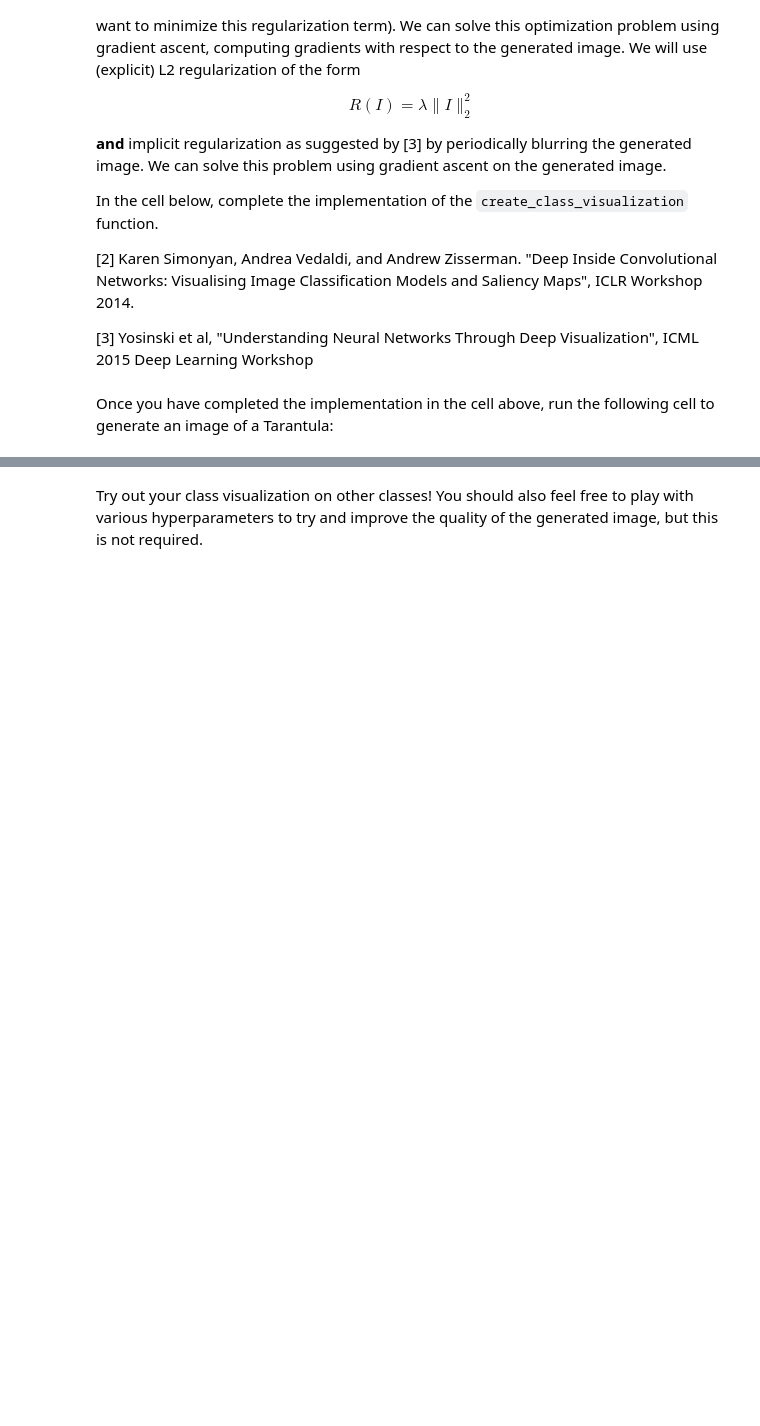
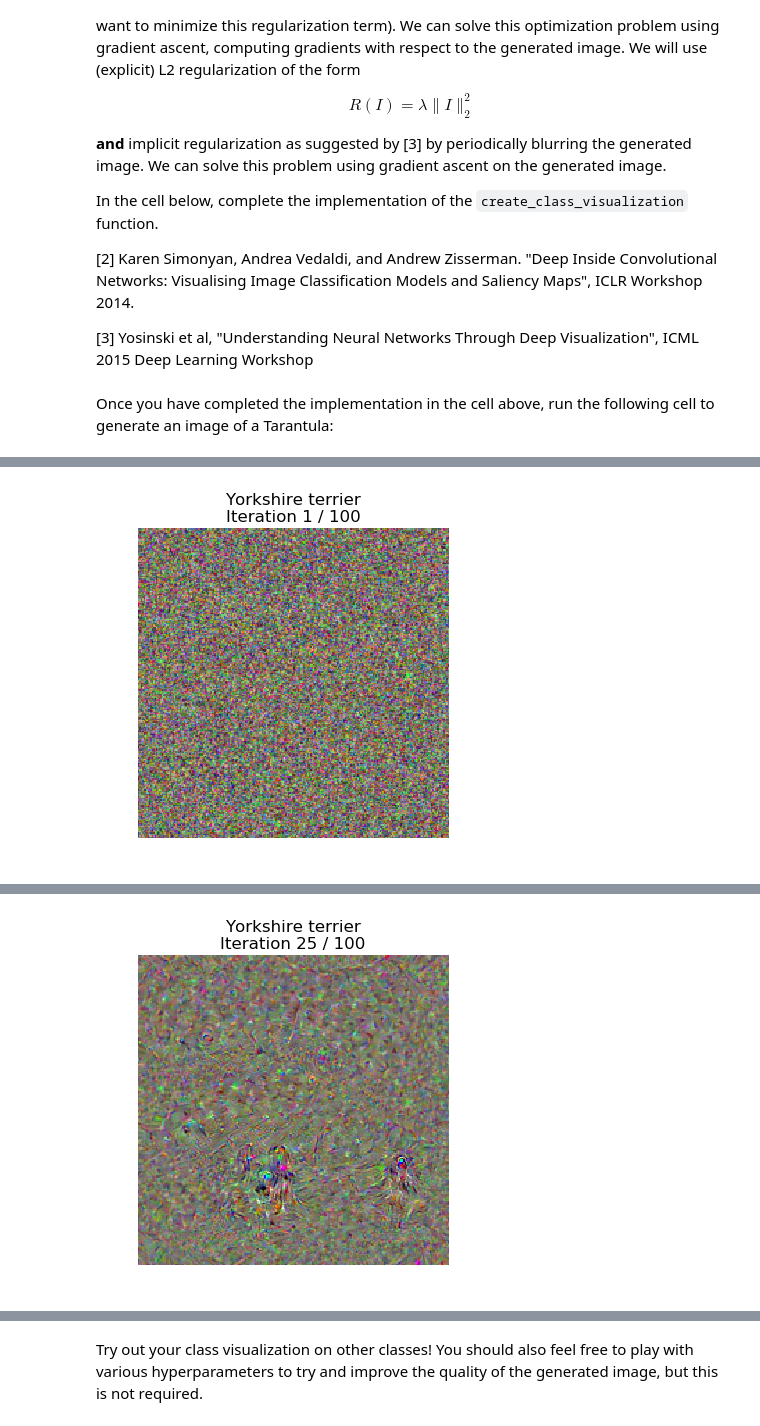
Before and after one commit to sam575/cs231n, a Jupyter notebook: assignment3/NetworkVisualization-PyTorch.ipynb, the cells around one changed output, grey strips where cells are left out. Drawn from its saved outputs; the diff is of its cells as text; code cells hidden in the pictures; blank space fills up the shorter version.

```diff
--- a/assignment3/NetworkVisualization-PyTorch.ipynb
+++ b/assignment3/NetworkVisualization-PyTorch.ipynb
@@ -432,14 +434,19 @@ def create_class_visualization(target_y, model, dtype, **kwargs):
         # L2 regularization term!                                              #
         # Be very careful about the signs of elements in your code.            #
         ########################################################################
-        scores  = model(Variable(img))
-        loss = scores[target_y]
-        loss += l2_reg*(img.norm()**2)
-        print("Iteration ",i," Loss: ",loss.data)
+        img_var.data = img
+        scores  = model(img_var)
+        loss = scores[0,target_y]
+        #check loss func
+        loss = loss - l2_reg*(img.norm()**2)
+        print("Iteration: %d Loss: %f"%(t,loss.data))
         loss.backward()
         dimg = img_var.grad.data
-        img -= learning_rate*(dimg/torch.norm(dimg))
+        img_var.data += learning_rate*(dimg/torch.norm(dimg))
+#         img_var.data += learning_rate*dimg
         img_var.grad.data.zero_()
+        #verify if this is needed here
+        img = img_var.data
         pass
         ########################################################################
         #                             END OF YOUR CODE                         #
@@ -473,10 +480,11 @@ dtype = torch.FloatTensor
 # dtype = torch.cuda.FloatTensor # Uncomment this to use GPU
 model.type(dtype)
 
-target_y = 76 # Tarantula
+# target_y = 76 # Tarantula
 # target_y = 78 # Tick
-# target_y = 187 # Yorkshire Terrier
+target_y = 187 # Yorkshire Terrier
 # target_y = 683 # Oboe
 # target_y = 366 # Gorilla
 # target_y = 604 # Hourglass
 out = create_class_visualization(target_y, model, dtype)
+# %% [output]
@@ -482,0 +492 @@ out = create_class_visualization(target_y, model, dtype)
+[figure, added]
@@ -482,0 +510 @@ out = create_class_visualization(target_y, model, dtype)
+[figure, added]
```
Also changed, not shown: parts of 5 cells of this notebook.
